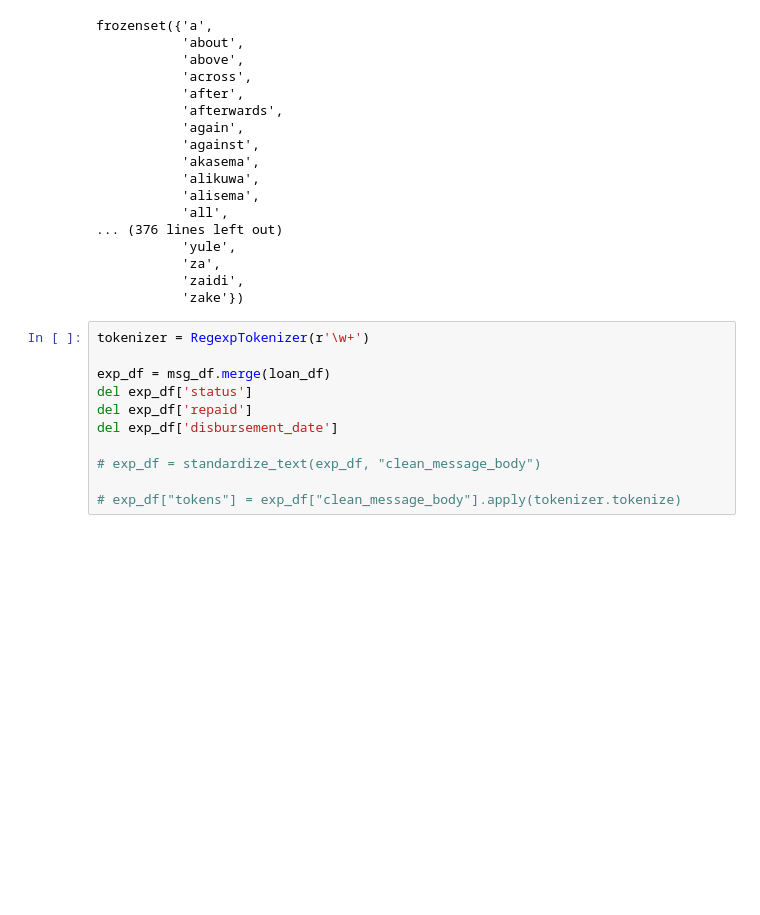
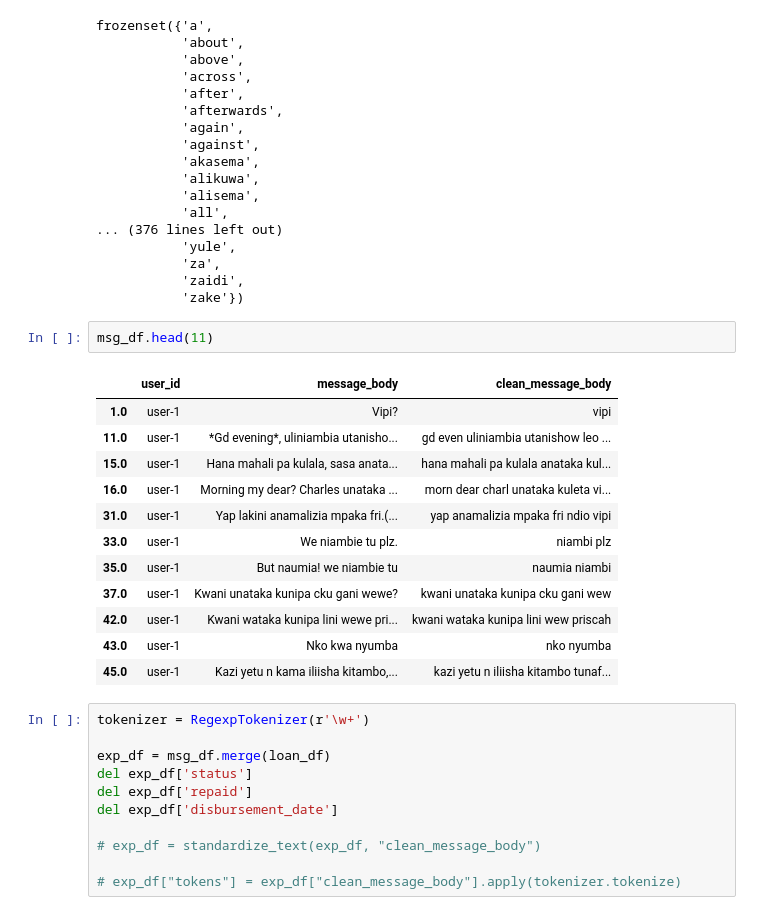
Before and after one commit to mitchell-reynolds/hw_for_branch, a Jupyter notebook: notebook/NLP_on_Branch_users.ipynb, the cells around one changed output. Cells and saved outputs as stored; diff of their text form; blank space fills up the shorter version.

```diff
--- a/notebook/NLP_on_Branch_users.ipynb
+++ b/notebook/NLP_on_Branch_users.ipynb
@@ -209,6 +209,21 @@ frozenset({'a',
            'za',
            'zaidi',
            'zake'})
+# %%
+msg_df.head(11)
+# %% [output]
+|  | user_id | message_body | clean_message_body |
+| 1.0 | user-1 | Vipi? | vipi |
+| 11.0 | user-1 | *Gd evening*, uliniambia utanisho... | gd even uliniambia utanishow leo ... |
+| 15.0 | user-1 | Hana mahali pa kulala, sasa anata... | hana mahali pa kulala anataka kul... |
+| 16.0 | user-1 | Morning my dear? Charles unataka ... | morn dear charl unataka kuleta vi... |
+| 31.0 | user-1 | Yap lakini anamalizia mpaka fri.(... | yap anamalizia mpaka fri ndio vipi |
+| 33.0 | user-1 | We niambie tu plz. | niambi plz |
+| 35.0 | user-1 | But naumia! we niambie tu | naumia niambi |
+| 37.0 | user-1 | Kwani unataka kunipa cku gani wewe? | kwani unataka kunipa cku gani wew |
+| 42.0 | user-1 | Kwani wataka kunipa lini wewe pri... | kwani wataka kunipa lini wew priscah |
+| 43.0 | user-1 | Nko kwa nyumba | nko nyumba |
+| 45.0 | user-1 | Kazi yetu n kama iliisha kitambo,... | kazi yetu n iliisha kitambo tunaf... |
 # %%
 tokenizer = RegexpTokenizer(r'\w+')
 
```
